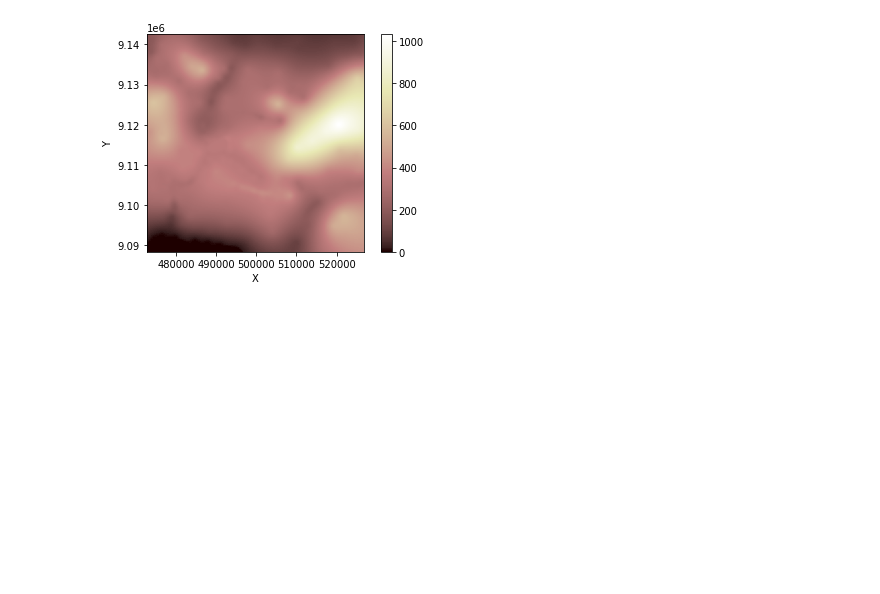
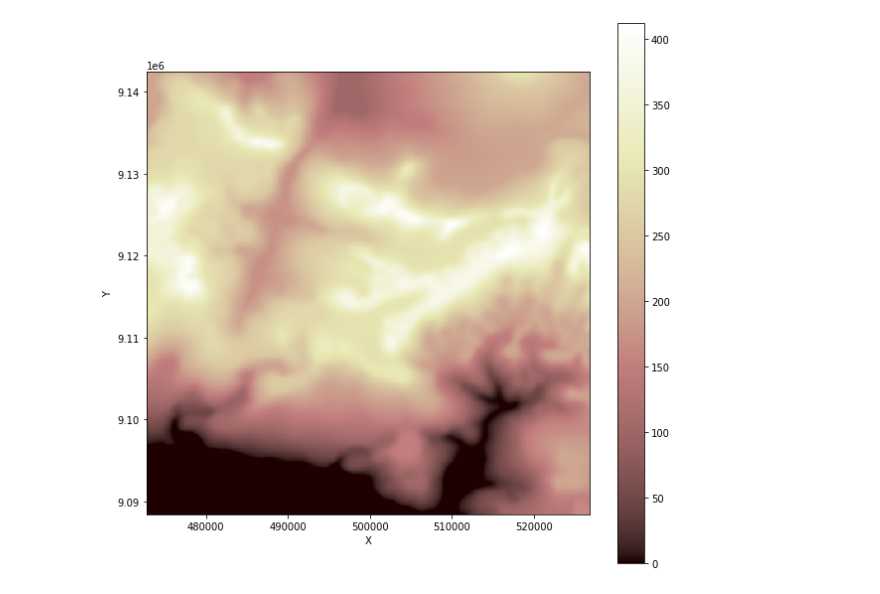
Before and after one commit to aluthfian/river_landlab, a Jupyter notebook: bengawan_solo_100k_const_uplift.ipynb, the cells around one changed output. Cells and saved outputs as stored; diff of their text form; code cells hidden in the pictures; blank space fills up the shorter version.

```diff
--- a/bengawan_solo_100k_const_uplift.ipynb
+++ b/bengawan_solo_100k_const_uplift.ipynb
@@ -12,22 +12,37 @@ from landlab.components import (
     SteepnessFinder,
     StreamPowerEroder,
 )
+
+%matplotlib inline
+plt.rcParams['figure.figsize'] = [10,10]
+plt.rcParams['figure.facecolor']='white'
 # %%
-(mg, z) = read_esri_ascii("land_pre_river_natural_smooth_C_nonan.asc", name="topographic__elevation")
+(mg, z) = read_esri_ascii("land_pre_river_natural.asc", name="topographic__elevation")
 
 #https://landlab.readthedocs.io/en/master/user_guide/field_io.html
+#tutorial https://github.com/landlab/landlab/blob/master/notebooks/teaching/...
+#         geomorphology_exercises/channels_streampower_notebooks/stream_power_channels_class_notebook.ipynb
 
 (_, K_sp) = read_esri_ascii("ksp_coeff_nonan.asc")
 #(_, uplift_rate) = read_esri_ascii("uplift_coeff_metre_p_year_nonan.asc")
 uplift_rate = np.ones(mg.number_of_nodes) * 0.0001
+# %%
+# Add noise to DEM data
+
+np.random.seed(35)  # seed set so our figures are reproducible
+mg_noise = (
+    np.random.rand(mg.number_of_nodes) / 1000.0
+)  # intial noise on elevation gri
+
+# elevation plus noise
+z += mg_noise
 # %%
-%matplotlib inline
 min_z = np.min(z[np.where(z != 1.70141000000000007E+38)])
 max_z = np.max(z[np.where(z != 1.70141000000000007E+38)])
 #help(imshow_grid)
-imshow_grid(mg, 'topographic__elevation', limits=(min_z, max_z))
+imshow_grid(mg, 'topographic__elevation', limits=(0, max_z))
 # %% [output]
-[figure, old version]
+[figure, new version]
 # %%
 z[np.where(z == 1.70141000000000007E+38)] = np.nan
 K_sp[np.where(K_sp == 1.70141000000000007E+38)] = 0
```
Also changed, not shown: parts of 6 cells of this notebook, 1 other file.
